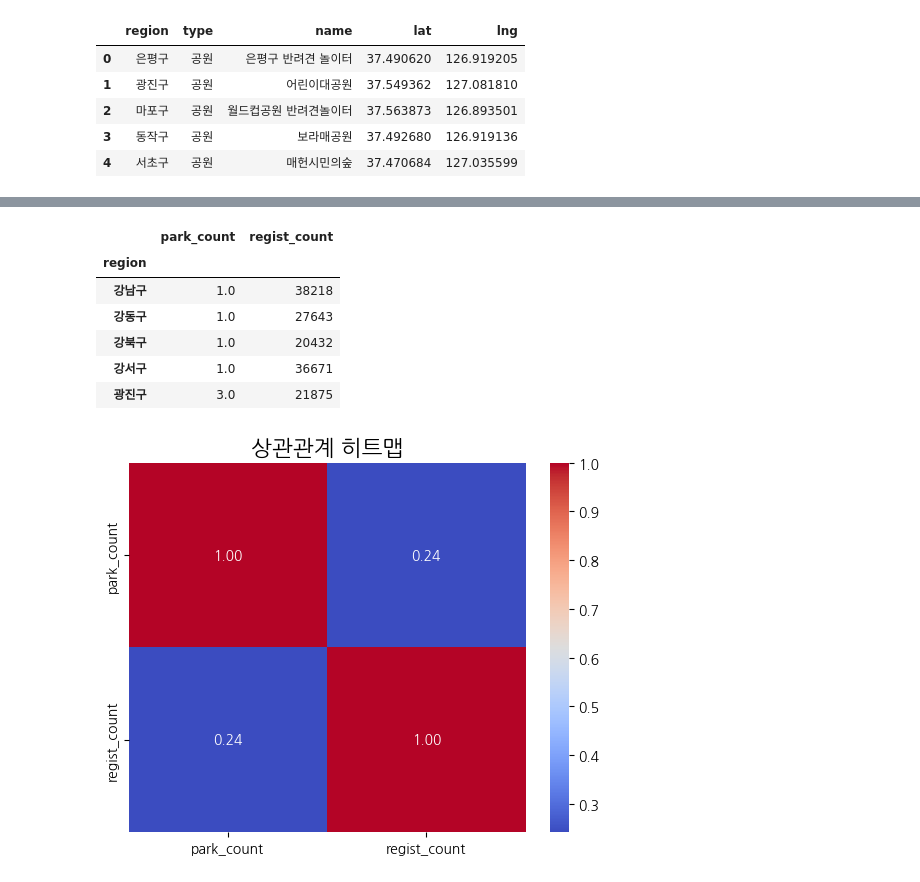
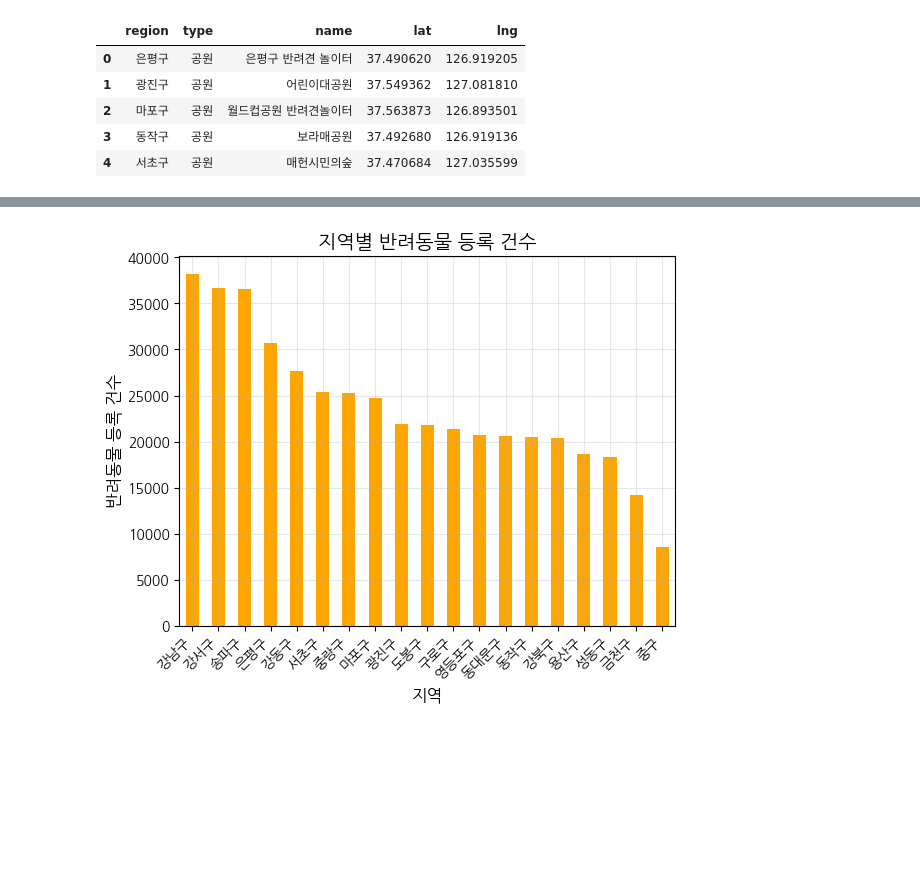
Before and after one commit to addinedu-ros-8th/eda-repo-5, a Jupyter notebook: src/regionParkAnalysis.ipynb, the cells around one changed output, grey strips where cells are left out. Cells and saved outputs as stored; diff of their text form; code cells hidden in the pictures; blank space fills up the shorter version.

```diff
--- a/src/regionParkAnalysis.ipynb
+++ b/src/regionParkAnalysis.ipynb
@@ -194,11 +82,0 @@ plt.show()
-# %%
-merged_df = pd.concat([park_counts, region_total], axis=1)
-merged_df.head()
-# %% [output]
-|  | park_count | regist_count |
-| region |  |  |
-| 강남구 | 1.0 | 38218 |
-| 강동구 | 1.0 | 27643 |
-| 강북구 | 1.0 | 20432 |
-| 강서구 | 1.0 | 36671 |
-| 광진구 | 3.0 | 21875 |
@@ -207,6 +83,10 @@ corr = merged_df[["park_count", "regist_count"]].corr()
-# %%
-sns.heatmap(corr, annot=True, cmap="coolwarm", fmt=".2f")
-plt.title("상관관계 히트맵", fontsize=16)
-plt.show()
-# %% [output]
-[figure, removed]
+# %%
+merged_data.sort_values(by='pet_count', ascending=False).plot.bar(x='region', y='pet_count', color='orange', legend=False)
+plt.title("지역별 반려동물 등록 건수", fontsize=14)
+plt.xlabel("지역", fontsize=12)
+plt.ylabel("반려동물 등록 건수", fontsize=12)
+plt.xticks(rotation=45, ha='right')
+plt.grid(alpha=0.3)
+plt.show()
+# %% [output]
+[figure, added]
```
Also changed, not shown: parts of 13 cells of this notebook, 1 other file.
